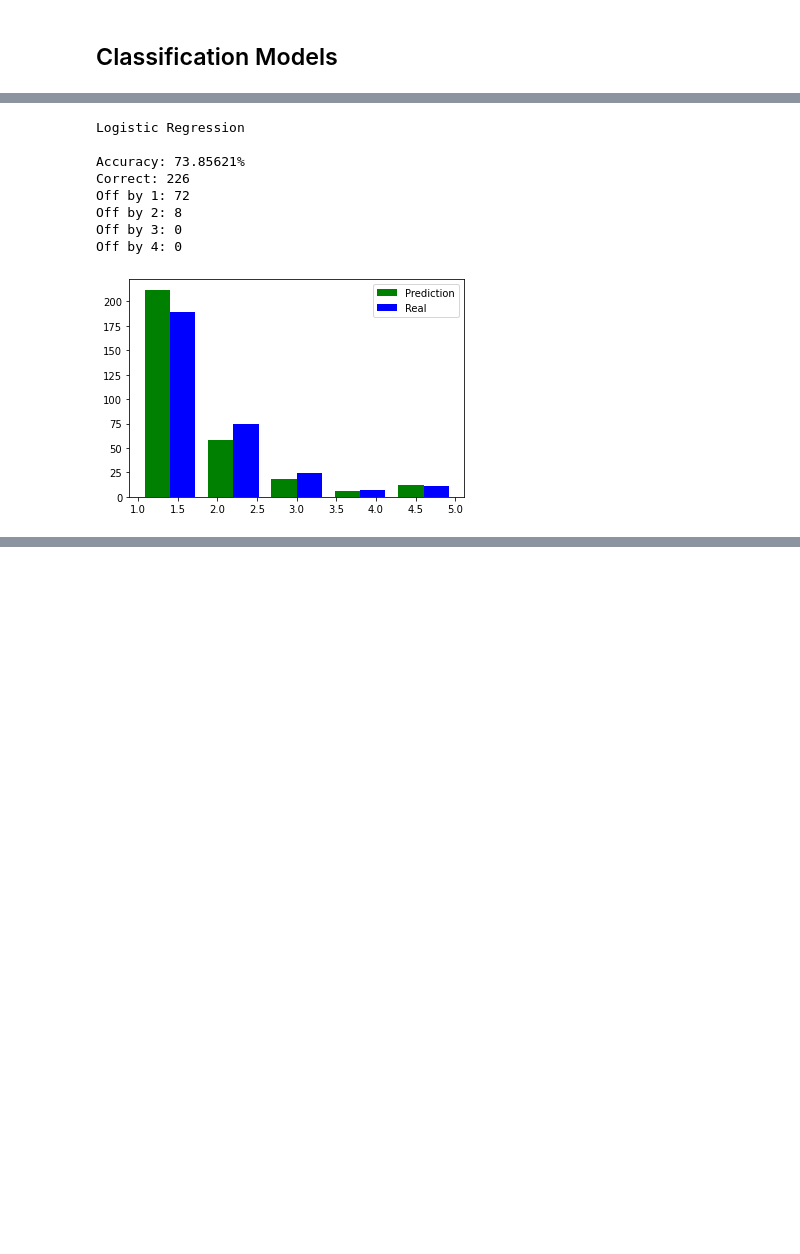
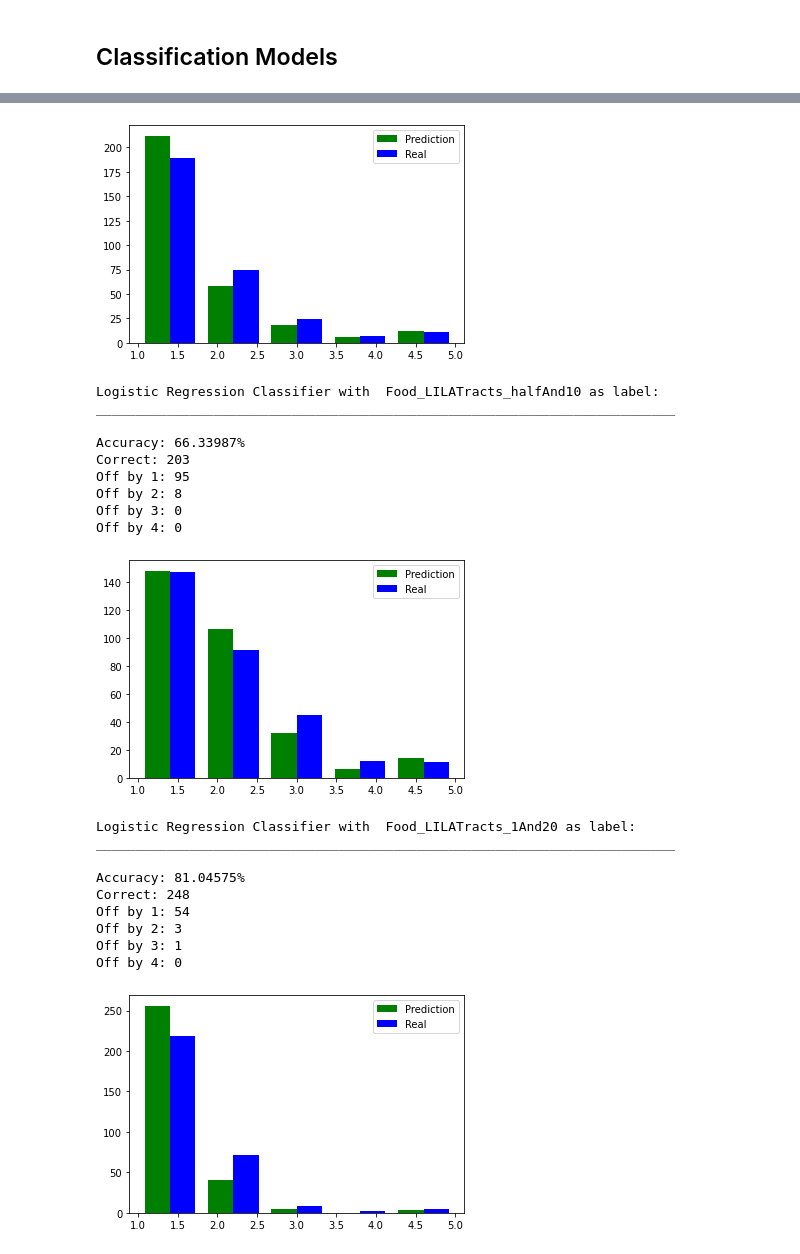
Before and after one commit to archanaramakrishnan/EECS731-Final-Project, a Jupyter notebook: notebooks/Classification.ipynb, the cells around one changed output, grey strips where cells are left out. Drawn from its saved outputs; the diff is of its cells as text; code cells hidden in the pictures; blank space fills up the shorter version.

```diff
--- a/notebooks/Classification.ipynb
+++ b/notebooks/Classification.ipynb
@@ -363,15 +406,8 @@ Off by 4: 0
 Next, we used the logistic regression model which worked better with the normalized data after performing PCA.
-# %%
-X_train_pca, X_test_pca = pca(X_train1, X_test1)
-print("\nLogistic Regression")
-run_model(X_train_pca, X_test_pca, Y_train1, Y_test1, LogisticRegression(random_state=0, max_iter=550))
-# %% [output]
-Logistic Regression
-
-Accuracy: 73.85621%
-Correct: 226
-Off by 1: 72
-Off by 2: 8
-Off by 3: 0
-Off by 4: 0
-[figure, removed]
+# %%
+for i in range(0,4):
+    print("\nLogistic Regression Classifier with ", label_list[i] , "as label:")
+    print("__________________________________________________________________________")
+    X_train_pca, X_test_pca = pca(X_train[i], X_test[i])
+    run_model(X_train_pca, X_test_pca, Y_train[i], Y_test[i], LogisticRegression(random_state=0, max_iter=550))
+# %% [output]
@@ -377,0 +423,21 @@ Off by 4: 0
+[figure, added]
+Logistic Regression Classifier with  Food_LILATracts_halfAnd10 as label:
+__________________________________________________________________________
+
+Accuracy: 66.33987%
+Correct: 203
+Off by 1: 95
+Off by 2: 8
+Off by 3: 0
+Off by 4: 0
+[figure, added]
+Logistic Regression Classifier with  Food_LILATracts_1And20 as label:
+__________________________________________________________________________
+
+Accuracy: 81.04575%
+Correct: 248
+Off by 1: 54
+Off by 2: 3
+Off by 3: 1
+Off by 4: 0
+[figure, added]
```
Also changed, not shown: parts of 14 cells of this notebook.
